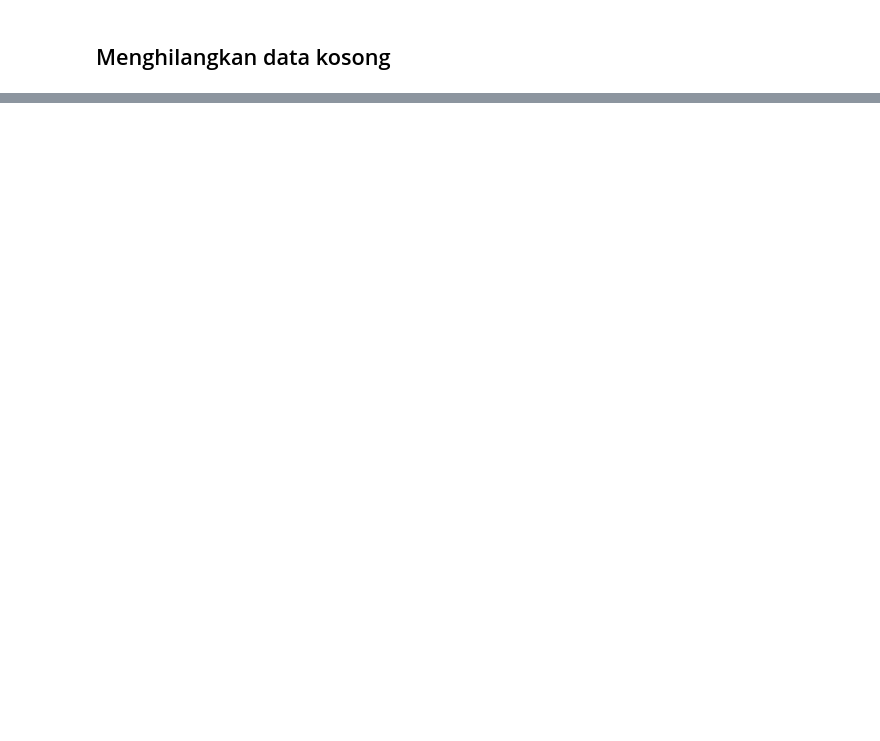
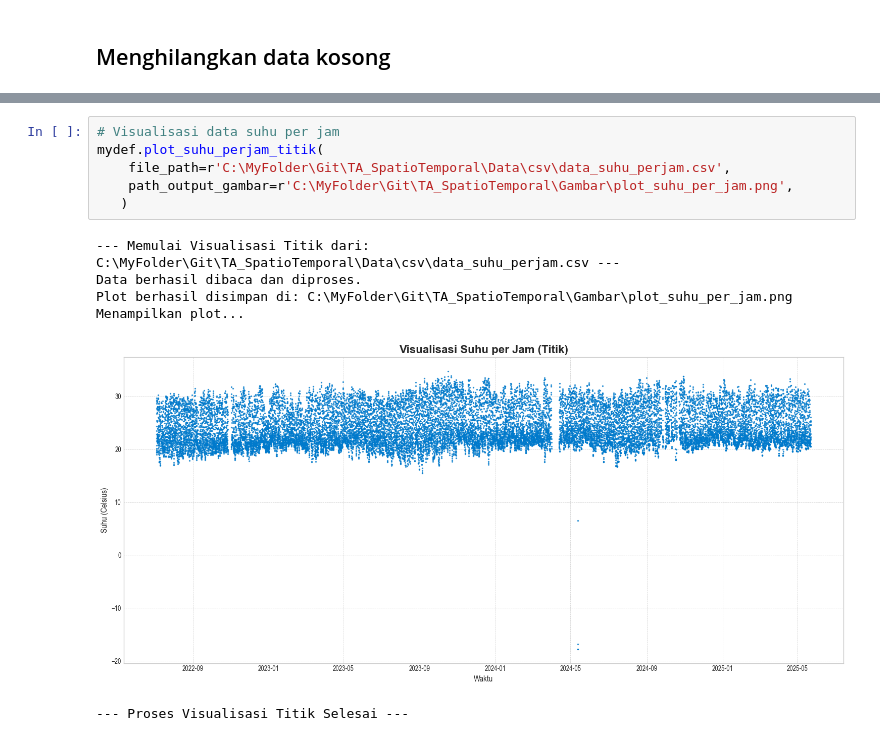
Before and after one commit to dannhkm/TAspatiotemporal, a Jupyter notebook: Code/main1.ipynb, the cells around one changed output, grey strips where cells are left out. Saved outputs shown, nothing was run; the diff lists cells and outputs as text; blank space fills up the shorter version.

```diff
--- a/Code/main1.ipynb
+++ b/Code/main1.ipynb
@@ -333,0 +840,13 @@ df_hari_4 = pd.read_parquet(r'C:\MyFolder\Git\TA_SpatioTemporal\Data\parquet\dat
+# %%
+# Visualisasi data suhu per jam
+mydef.plot_suhu_perjam_titik(
+    file_path=r'C:\MyFolder\Git\TA_SpatioTemporal\Data\csv\data_suhu_perjam.csv',
+    path_output_gambar=r'C:\MyFolder\Git\TA_SpatioTemporal\Gambar\plot_suhu_per_jam.png',
+   )
+# %% [output]
+--- Memulai Visualisasi Titik dari: C:\MyFolder\Git\TA_SpatioTemporal\Data\csv\data_suhu_perjam.csv ---
+Data berhasil dibaca dan diproses.
+Plot berhasil disimpan di: C:\MyFolder\Git\TA_SpatioTemporal\Gambar\plot_suhu_per_jam.png
+Menampilkan plot...
+[figure, added]
+--- Proses Visualisasi Titik Selesai ---
```
Also changed, not shown: parts of 57 cells of this notebook, 36 other files.
